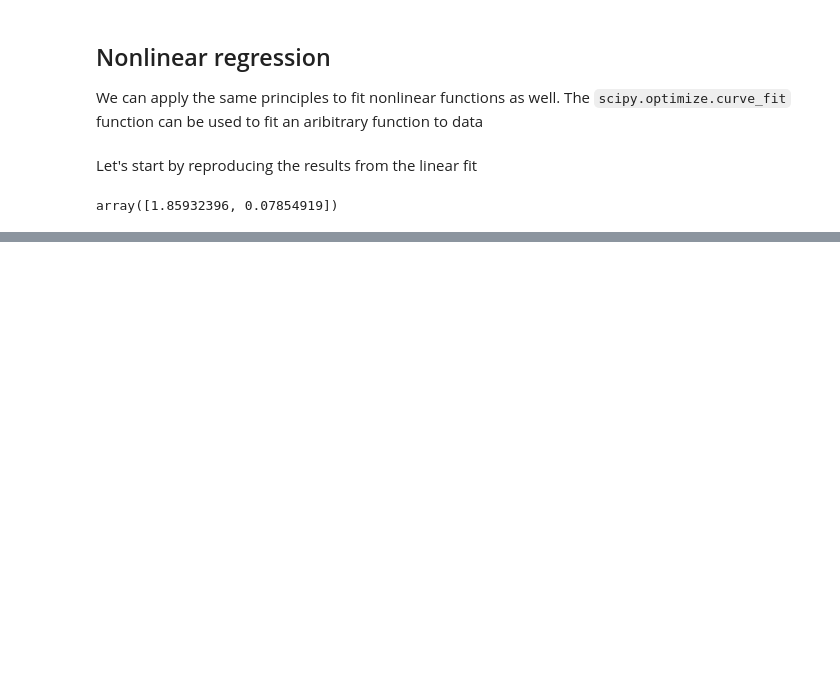
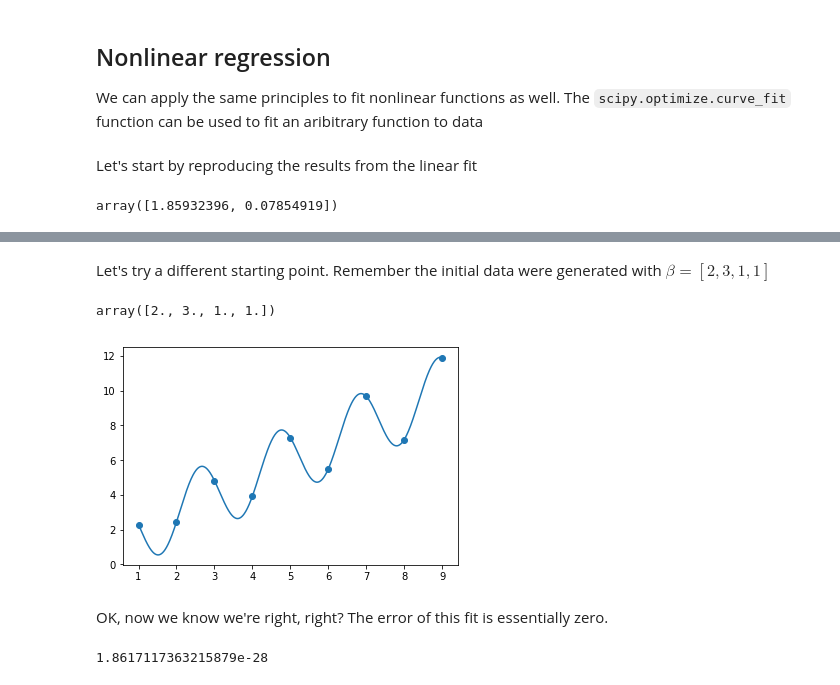
Before and after one commit to alchemyst/Dynamics-and-Control, a Jupyter notebook: 1_Dynamics/7_System_identification/Regression.ipynb, the cells around one changed output, grey strips where cells are left out. Drawn from its saved outputs; the diff is of its cells as text; code cells hidden in the pictures; blank space fills up the shorter version.

```diff
--- a/1_Dynamics/7_System_identification/Regression.ipynb
+++ b/1_Dynamics/7_System_identification/Regression.ipynb
@@ -143,0 +182,10 @@ plt.plot(smoothx, f2(smoothx, *beta))
+# %% [markdown]
+Let's try a different starting point. Remember the initial data were generated with $\beta=[2, 3, 1, 1]$
+# %%
+beta2 = fit_and_plot([2, 2.8, 1, 1])
+beta2
+# %% [output]
+array([2., 3., 1., 1.])
+[figure, added]
+# %% [markdown]
+OK, now we know we're right, right? The error of this fit is essentially zero.
@@ -143,0 +195,4 @@ plt.plot(smoothx, f2(smoothx, *beta))
+# %%
+fiterror(beta2)
+# %% [output]
+1.8617117363215879e-28
```
Also changed, not shown: parts of 25 cells of this notebook, 1 other file.
